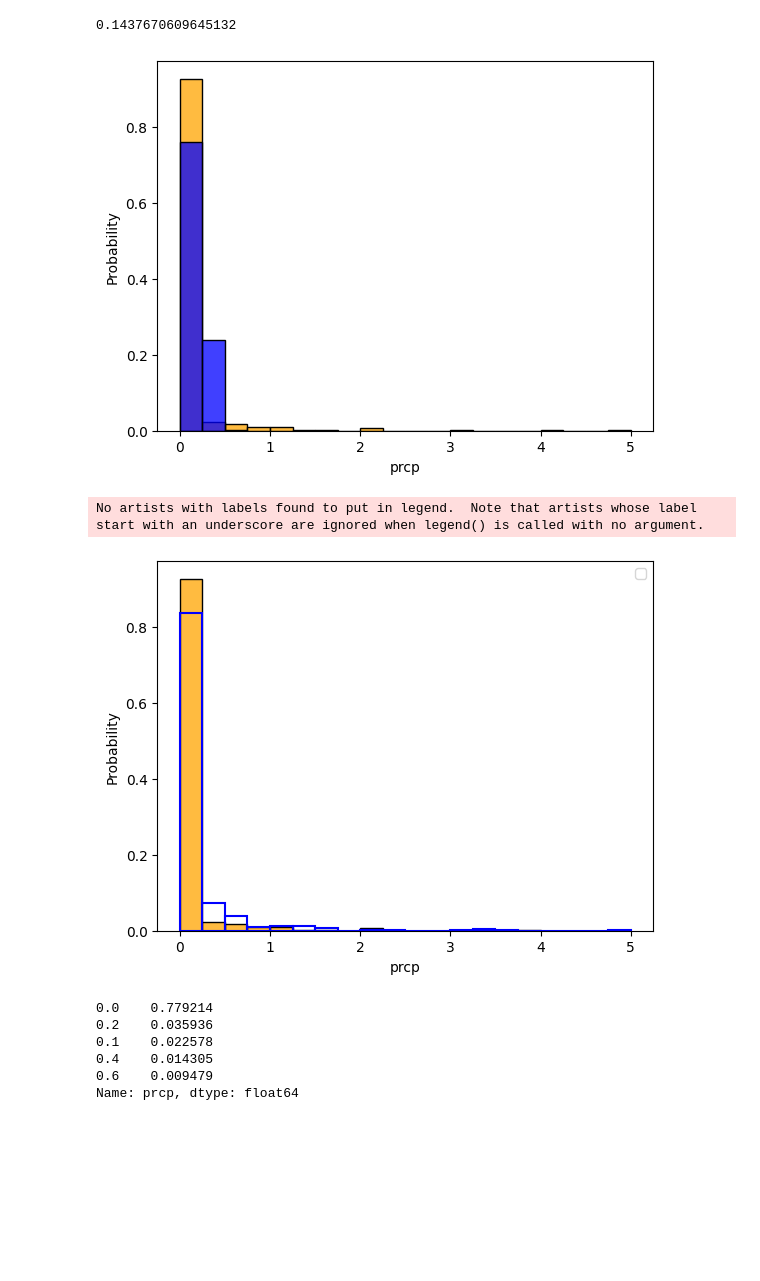
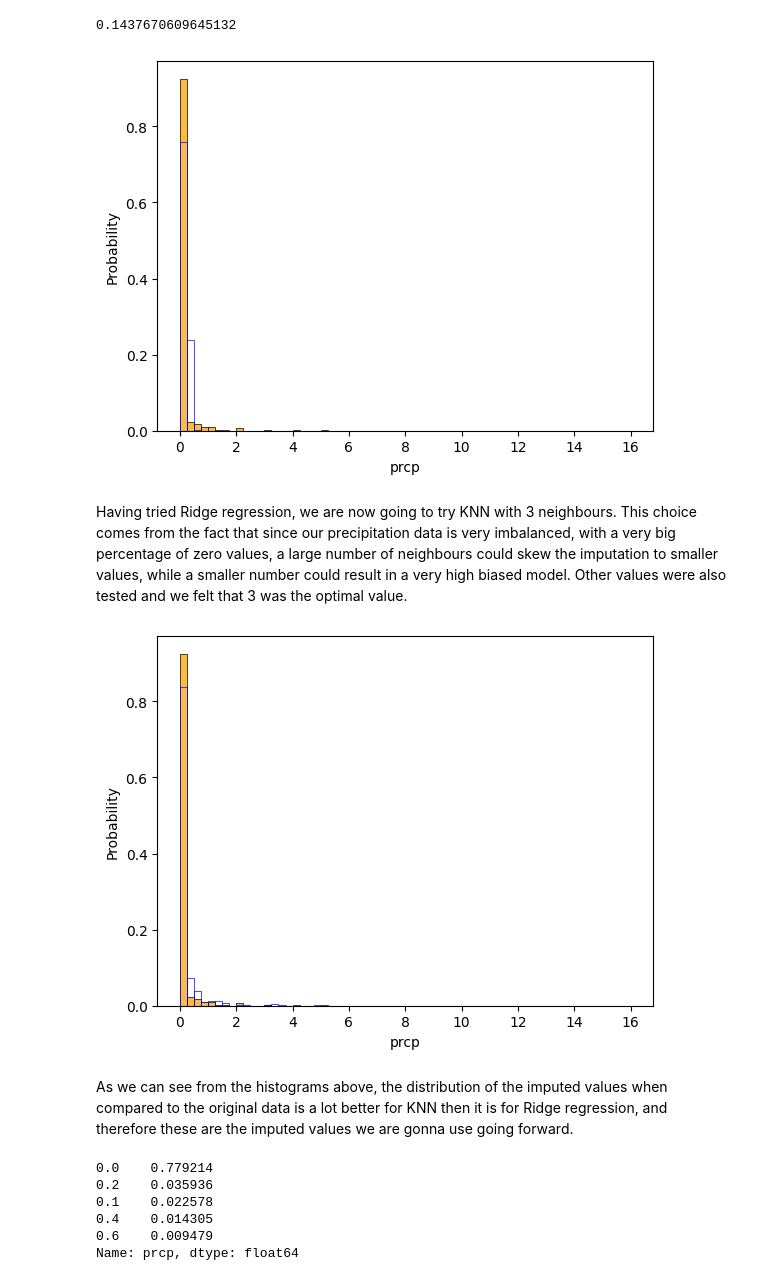
Before and after one commit to stlbnmaria/PythonForDS_Project, a Jupyter notebook: data_analyses/weather_data_analyses.ipynb, the cells around one changed output. Cells and saved outputs as stored; diff of their text form; code cells hidden in the pictures; blank space fills up the shorter version.

```diff
--- a/data_analyses/weather_data_analyses.ipynb
+++ b/data_analyses/weather_data_analyses.ipynb
@@ -219,12 +220,14 @@ imputed_values['prcp'].lt(0).mean()
 # %%
 imputed_values = weather_data_imp.loc[index_of_na,['prcp']]
 imputed_values[imputed_values.prcp.lt(0)] = 0
 
-sns.histplot(weather_data['prcp'], binwidth=0.25, binrange=[0,5], color='orange', stat='probability')
-sns.histplot(imputed_values['prcp'], binwidth=0.25, color='blue', stat='probability')
+sns.histplot(weather_data['prcp'], binwidth=0.25, color='orange', stat='probability')
+sns.histplot(imputed_values['prcp'], binwidth=0.25, color='blue', stat='probability', fill=False)
 plt.show()
 # %% [output]
-[figure, old version]
+[figure, new version]
+# %% [markdown]
+Having tried Ridge regression, we are now going to try KNN with 3 neighbours. This choice comes from the fact that since our precipitation data is very imbalanced, with a very big percentage of zero values, a large number of neighbours could skew the imputation to smaller values, while a smaller number could result in a very high biased model. Other values were also tested and we felt that 3 was the optimal value.
 # %%
 # impute percipitation based on all other weather data except the date and wdir with KNN
 unused_cols = ["date","wdir"]
@@ -237,13 +240,14 @@ weather_data_imp[weather_data_imp.columns.difference(unused_cols,sort=False)] =
 # TODO: remove lines around orange and add legend for all histopgrams
 
 imputed_values = weather_data_imp.loc[index_of_na,['prcp']]
-sns.histplot(weather_data['prcp'], binwidth=0.25, binrange=[0,4], color='orange', stat='probability')
+sns.histplot(weather_data['prcp'], binwidth=0.25, color='orange', stat='probability')
 sns.histplot(imputed_values['prcp'], binwidth=0.25, color='blue', stat='probability', fill=False)
-plt.legend()
+#plt.legend()
 plt.show()
 # %% [output]
-No artists with labels found to put in legend.  Note that artists whose label start with an underscore are ignored when legend() is called with no argument.
-[figure, old version]
+[figure, new version]
+# %% [markdown]
+As we can see from the histograms above, the distribution of the imputed values when compared to the original data is a lot better for KNN then it is for Ridge regression, and therefore these are the imputed values we are gonna use going forward.
 # %%
 weather_data.prcp.value_counts().head(5)/len(weather_data.prcp)
 # %% [output]
```
Also changed, not shown: parts of 7 cells of this notebook.
